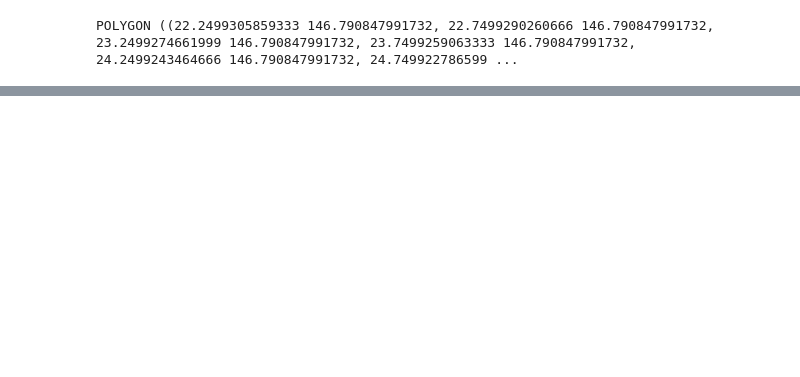
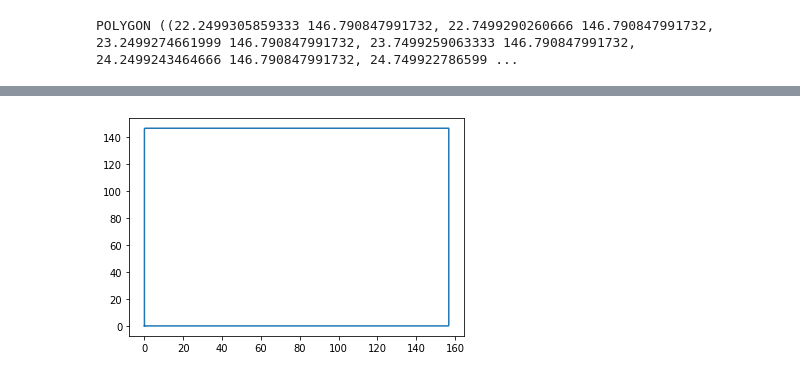
Before and after one commit to rcasukhela/Mart2Aust_Hackathon, a Jupyter notebook: spatial_decomposition_test_folder/test2.ipynb, the cells around one changed output, grey strips where cells are left out. Saved outputs shown, nothing was run; the diff lists cells and outputs as text; code cells hidden in the pictures; blank space fills up the shorter version.

```diff
--- a/spatial_decomposition_test_folder/test2.ipynb
+++ b/spatial_decomposition_test_folder/test2.ipynb
@@ -464,0 +542,13 @@ NotImplementedError: Component rings have coordinate sequences, but the polygon
+# %%
+from scipy.spatial import ConvexHull
+k = ConvexHull(X)
+k = k.vertices
+
+bounding_X  = erase_linearly_dependent_points(X, k)
+
+import matplotlib.pyplot as plt
+plt.figure()
+plt.plot(bounding_X[:,0], bounding_X[:,1])
+plt.show()
+# %% [output]
+[figure, added]
```
Also changed, not shown: parts of 20 cells of this notebook, 2 other files.
